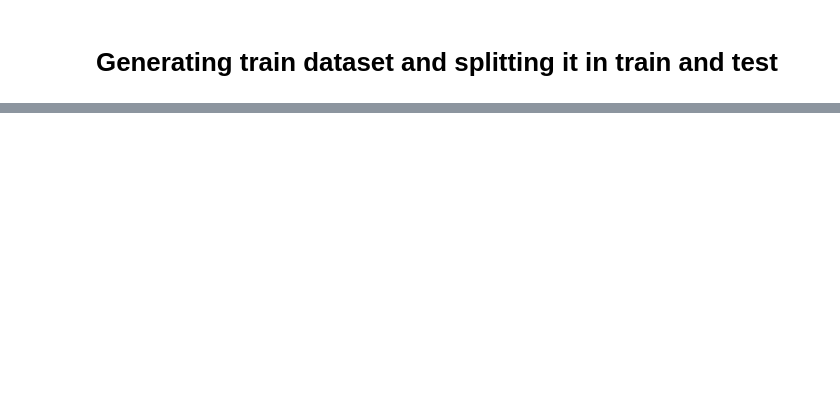
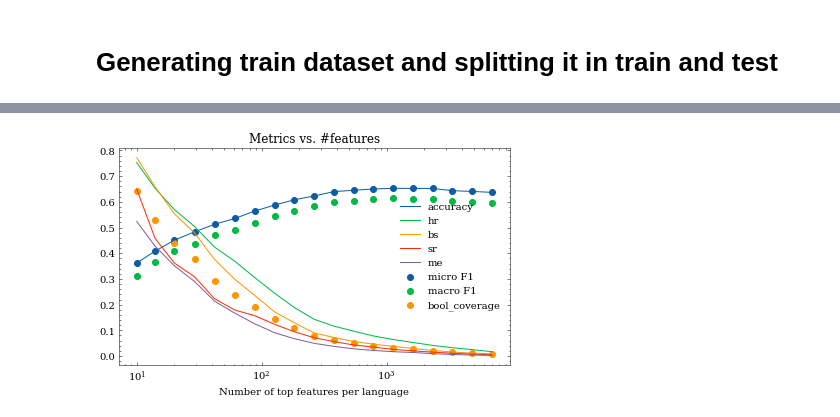
Before and after one commit to 5roop/task4, a Jupyter notebook: 20_retesting_in_domain_performance.ipynb, the cells around one changed output, grey strips where cells are left out. Cells and saved outputs as stored; diff of their text form; code cells hidden in the pictures; blank space fills up the shorter version.

```diff
--- a/20_retesting_in_domain_performance.ipynb
+++ b/20_retesting_in_domain_performance.ipynb
@@ -147,0 +148,22 @@ rezdf
+# %%
+import matplotlib.pyplot as plt
+plt.style.use(["science", "no-latex"])
+
+plt.figure(figsize=(7, 4))
+plt.scatter(rezdf.index, rezdf["microF1"],label="micro F1")
+
+plt.scatter(rezdf.index, rezdf["macroF1"],label="macro F1")
+
+plt.plot(rezdf.index, rezdf["accuracy"],label="accuracy")
+plt.scatter(rezdf.index, rezdf["bool_coverage_ratio"],label="bool_coverage")
+plt.xlabel("Number of top features per language")
+
+for lang in LABELS:
+    plt.plot(rezdf.index, rezdf[f"bool_coverage_ratio_{lang}"], label=f"{lang}")
+plt.legend()
+plt.title("Metrics vs. #features")
+plt.semilogx()
+plt.savefig("images/20_in_domain_coverage_NB_add_per_lang_cov.png")
+plt.show()
+# %% [output]
+[figure, added]
```
Also changed, not shown: parts of 9 cells of this notebook, 3 other files.
